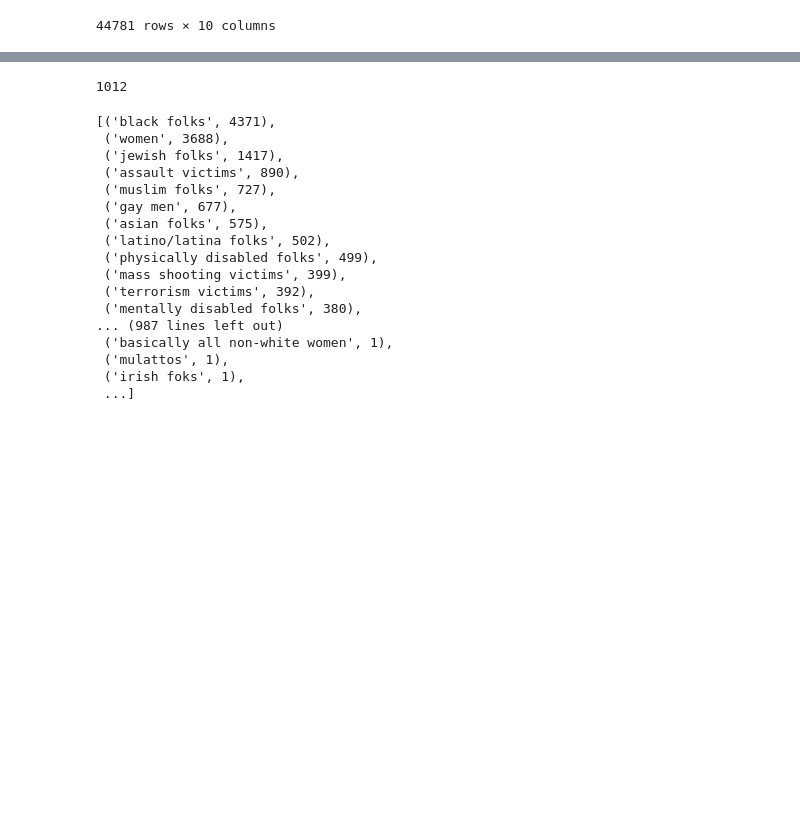
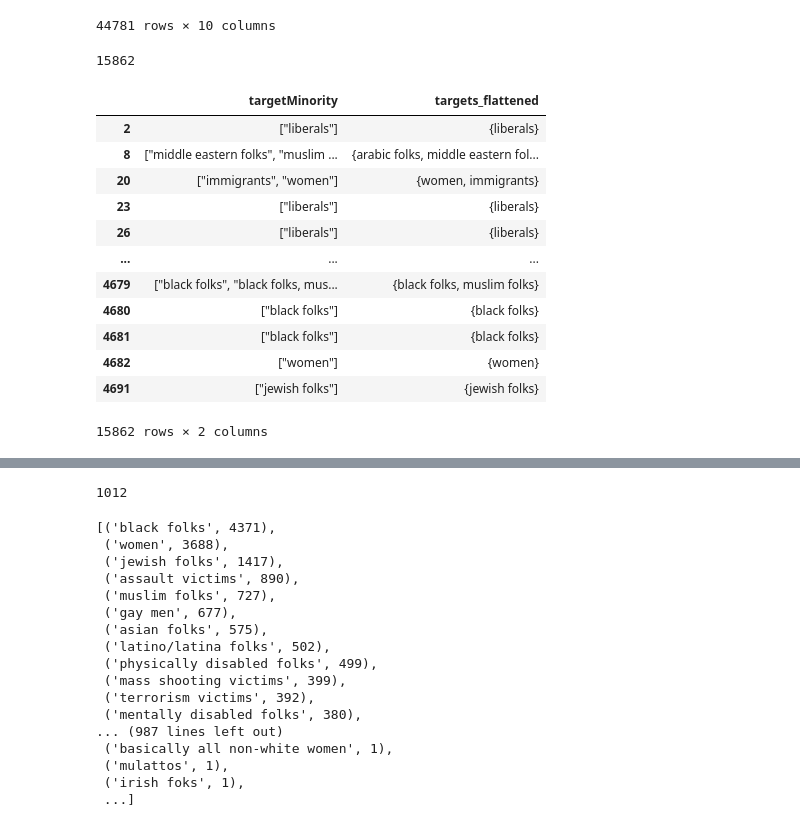
Before and after one commit to michaelmilleryoder/hate_speech_identities, a Jupyter notebook: jupyter/datasets.ipynb, the cells around one changed output, grey strips where cells are left out. Saved outputs shown, nothing was run; the diff lists cells and outputs as text; code cells hidden in the pictures; blank space fills up the shorter version.

```diff
--- a/jupyter/datasets.ipynb
+++ b/jupyter/datasets.ipynb
@@ -299,3 +348,35 @@ data
 | 4696 | 🔥 up your Ivory's and yeldons? Do... | [] | [] | [] | NaN | 0.220000 | 0.0 | 0.000000 | ... |
 | 4697 | 😂 Well you remember the rumors of... | [] | [] | [] | NaN | 0.330000 | 0.0 | 0.000000 | ... |
 44781 rows × 10 columns
+# %%
+def flatten_targets(target_str):
+    """ Flatten target groups, returns list of all unique targets """
+    flattened = set()
+    for targets in eval(target_str):
+        for target in targets.split(', '):
+            flattened.add(target)
+    return flattened
+# %%
+# Assign a label to every instance with a target in the dataset (different from other datasets since can have multiple)
+pd.set_option('display.max_colwidth', None)
+with_targets = data.loc[data['targetMinority']!='[]'].copy()
+print(len(with_targets))
+
+# Flatten labels for every instance
+with_targets['targets_flattened'] = with_targets['targetMinority'].map(flatten_targets)
+with_targets[['targetMinority', 'targets_flattened']]
+# %% [output]
+15862
+|  | targetMinority | targets_flattened |
+| 2 | ["liberals"] | {liberals} |
+| 8 | ["middle eastern folks", "muslim ... | {arabic folks, middle eastern fol... |
+| 20 | ["immigrants", "women"] | {women, immigrants} |
+| 23 | ["liberals"] | {liberals} |
+| 26 | ["liberals"] | {liberals} |
+| ... | ... | ... |
+| 4679 | ["black folks", "black folks, mus... | {black folks, muslim folks} |
+| 4680 | ["black folks"] | {black folks} |
+| 4681 | ["black folks"] | {black folks} |
+| 4682 | ["women"] | {women} |
+| 4691 | ["jewish folks"] | {jewish folks} |
+15862 rows × 2 columns
```
Also changed, not shown: parts of 9 cells of this notebook.
